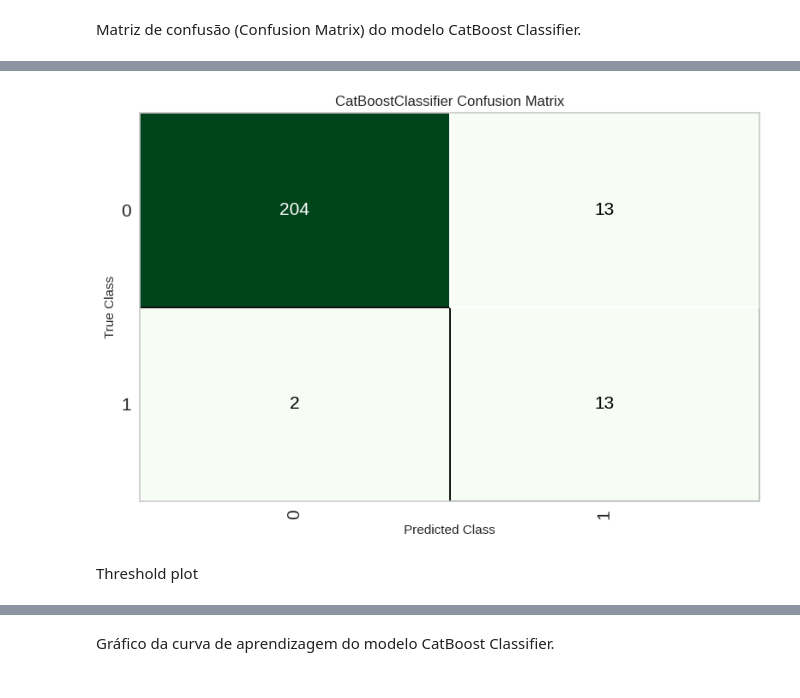
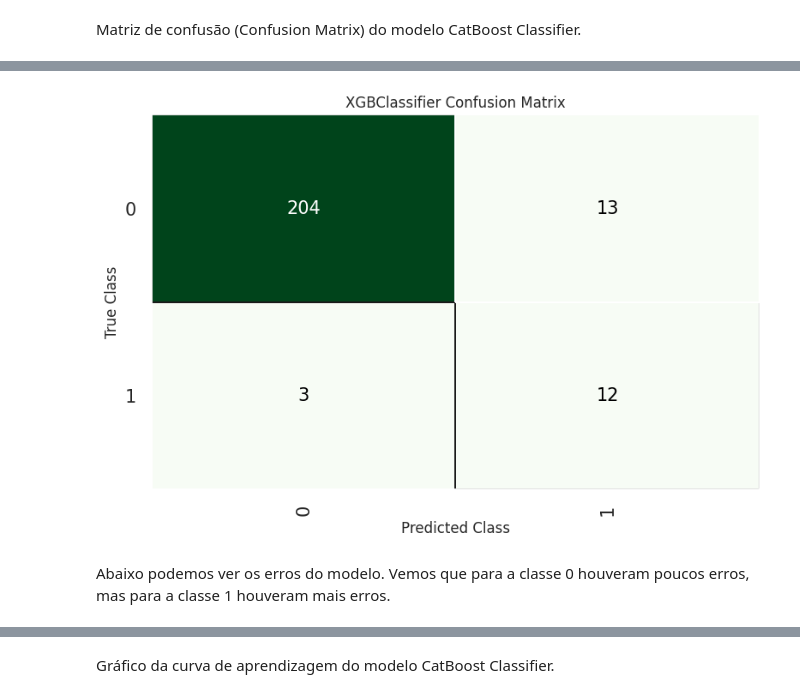
Before and after one commit to SarahFeanor/Portfolio-DataScience, a Jupyter notebook: previsao_de_risco_cancer.ipynb, the cells around one changed output, grey strips where cells are left out. Cells and saved outputs as stored; diff of their text form; code cells hidden in the pictures.

```diff
--- a/previsao_de_risco_cancer.ipynb
+++ b/previsao_de_risco_cancer.ipynb
@@ -356,0 +706,2 @@ catboost=create_model('catboost')
+# %%
+xgboost = create_model('xgboost')
@@ -412,10 +826,10 @@ plot_model(catboost, plot='feature')
 # %% [markdown]
 Matriz de confusão (Confusion Matrix) do modelo CatBoost Classifier.
 # %%
-plot_model(catboost, plot='confusion_matrix')
+plot_model(xgboost, plot='confusion_matrix')
 # %% [output]
 [interactive output not drawn]
-[figure, old version]
+[figure, new version]
-# %% [markdown]
-Threshold plot
+# %% [markdown]
+Abaixo podemos ver os erros do modelo. Vemos que para a classe 0 houveram poucos erros, mas para a classe 1 houveram mais erros.
 # %%
```
Also changed, not shown: parts of 125 cells of this notebook.
